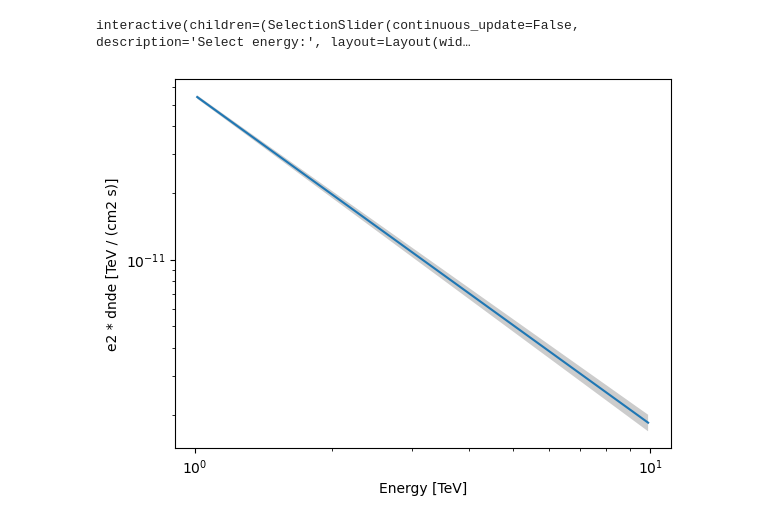
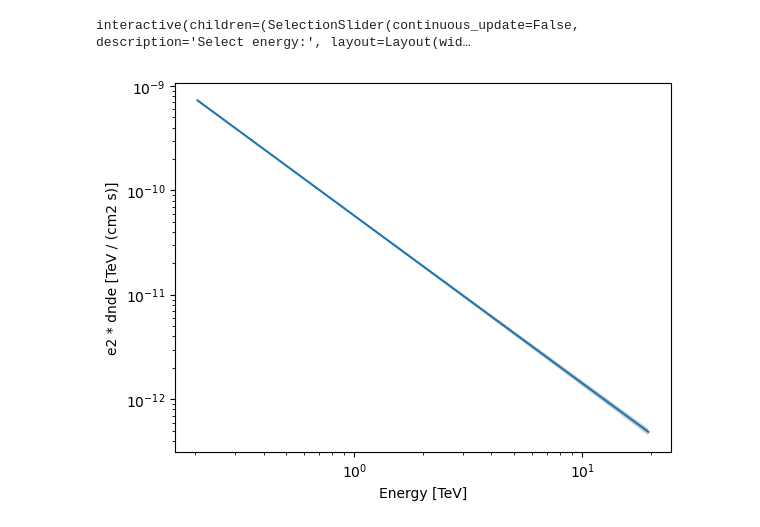
Before and after one commit to bkhelifi/mynbs, a Jupyter notebook: random/class.ipynb, the cells around one changed output. Drawn from its saved outputs; the diff is of its cells as text; code cells hidden in the pictures.

```diff
--- a/random/class.ipynb
+++ b/random/class.ipynb
@@ -146,9 +129,11 @@ Number of selected observations : 21
 # %%
 # Define an energy range
 energy_true_min = 100 * u.GeV
-energy_true_max = 6.0 * u.TeV
+energy_true_max = 30.0 * u.TeV
+en_nbins_true = 40
 energy_min = 200 * u.GeV
-energy_max = 6.0 * u.TeV
+energy_max = 20.0 * u.TeV
+en_nbins = 15
 offset_max =  2.5 * u.deg
 # %%
 energy_axis_true_ltime = MapAxis.from_energy_bounds(
@@ -404,9 +385,9 @@ interactive(children=(SelectionSlider(continuous_update=False, description='Sele
 # %%
 spec = sky_model.spectral_model
 # %%
-energy_bounds = [1, 10] * u.TeV
+energy_bounds = [energy_min, energy_max] * u.TeV
 spec.plot(energy_bounds=energy_bounds, energy_power=2)
 ax = spec.plot_error(energy_bounds=energy_bounds, energy_power=2)
 # %% [output]
-[figure, old version]
+[figure, new version]
 # %%
```
Also changed, not shown: parts of 21 cells of this notebook.
